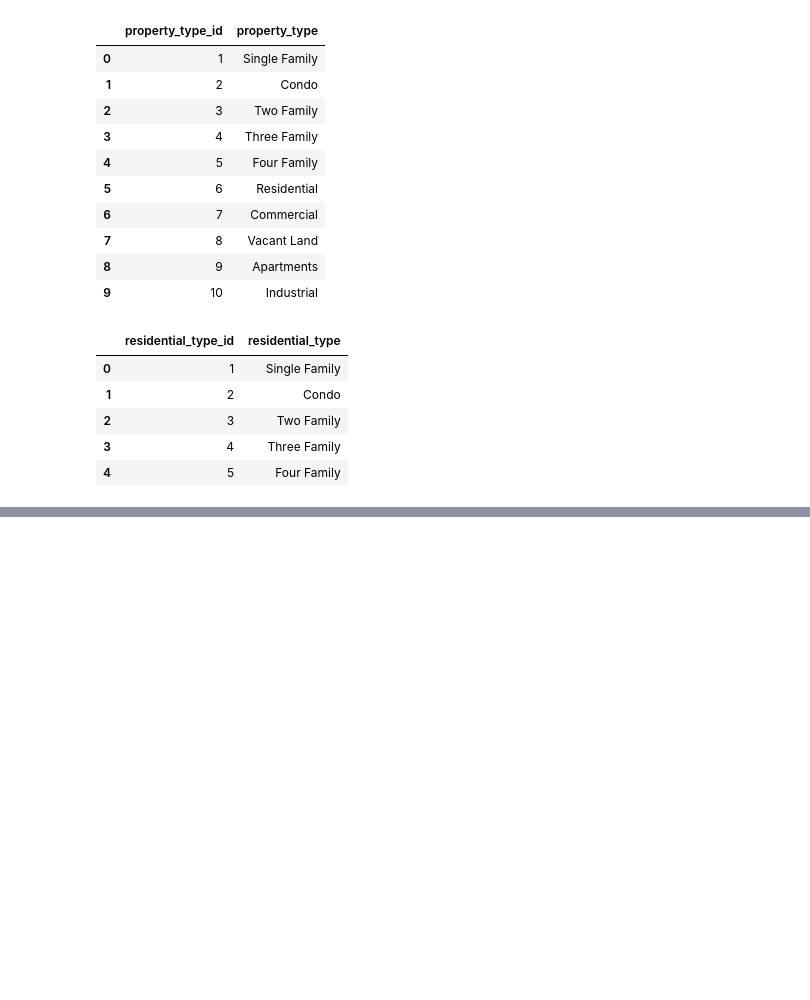
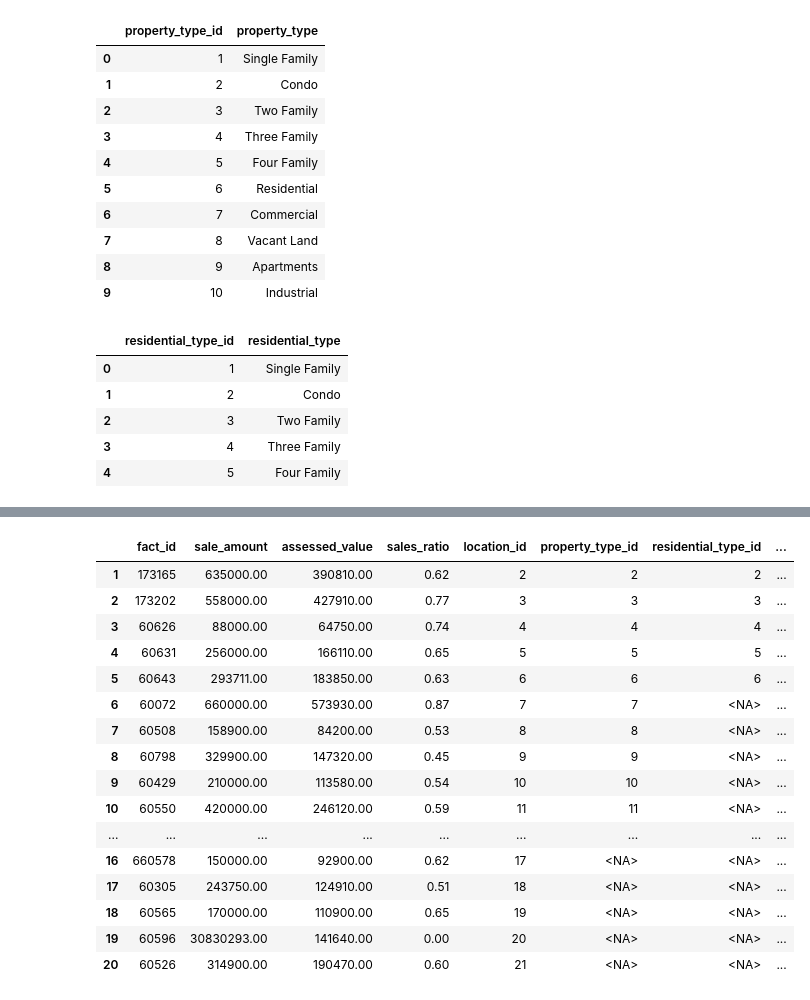
Before and after one commit to gabrielplic/CIS9440, a Jupyter notebook: scripts/REsales_ETL_Updated.ipynb, the cells around one changed output, grey strips where cells are left out. Saved outputs shown, nothing was run; the diff lists cells and outputs as text; code cells hidden in the pictures; blank space fills up the shorter version.

```diff
--- a/scripts/REsales_ETL_Updated.ipynb
+++ b/scripts/REsales_ETL_Updated.ipynb
@@ -579,3 +596,18 @@ dim_residentialType.head()
 | 2 | 3 | Two Family |
 | 3 | 4 | Three Family |
 | 4 | 5 | Four Family |
+# %%
+# Create fact table
+
+facts_RESales = pd.DataFrame({
+    "fact_id": REsales_df["fact_id"],
+    "sale_amount": REsales_df["sale_amount"],
+    "assessed_value": REsales_df["assessed_value"],
+    "sales_ratio": REsales_df["sales_ratio"],
+    "location_id": dim_location["location_id"],
+    "property_type_id": dim_propertyType["property_type_id"],
+    "residential_type_id": dim_residentialType["residential_type_id"],
+    "date_id": dim_date["date_id"]
+})
+
+facts_RESales.head()
@@ -581,0 +737,36 @@ dim_residentialType.head()
+# %%
+# Replace 'NA' and np.inf in specific columns only
+facts_RESales['fact_id'] = facts_RESales['fact_id'].replace(['NA', np.inf], np.nan)
+facts_RESales['location_id'] = facts_RESales['location_id'].replace(['NA', np.inf], np.nan)
+
+
+# Then drop NaN values only from this column
+facts_RESales = facts_RESales[pd.notnull(facts_RESales['fact_id'])]
+facts_RESales = facts_RESales[pd.notnull(facts_RESales['location_id'])]
+# %%
+# Change the datatype of a column
+facts_RESales['fact_id'] = facts_RESales['fact_id'].astype("int64")
+facts_RESales['location_id'] = facts_RESales['location_id'].astype("int64")
+facts_RESales['property_type_id'] = pd.to_numeric(facts_RESales['property_type_id'], errors='coerce').astype(pd.Int64Dtype())
+facts_RESales['residential_type_id'] = pd.to_numeric(facts_RESales['residential_type_id'], errors='coerce').astype(pd.Int64Dtype())
+facts_RESales['date_id'] = pd.to_numeric(facts_RESales['date_id'], errors='coerce').astype('Int64')
+# %%
+facts_RESales.head(20)
+# %% [output]
+|  | fact_id | sale_amount | assessed_value | sales_ratio | location_id | property_type_id | residential_type_id | ... |
+| 1 | 173165 | 635000.00 | 390810.00 | 0.62 | 2 | 2 | 2 | ... |
+| 2 | 173202 | 558000.00 | 427910.00 | 0.77 | 3 | 3 | 3 | ... |
+| 3 | 60626 | 88000.00 | 64750.00 | 0.74 | 4 | 4 | 4 | ... |
+| 4 | 60631 | 256000.00 | 166110.00 | 0.65 | 5 | 5 | 5 | ... |
+| 5 | 60643 | 293711.00 | 183850.00 | 0.63 | 6 | 6 | 6 | ... |
+| 6 | 60072 | 660000.00 | 573930.00 | 0.87 | 7 | 7 | <NA> | ... |
+| 7 | 60508 | 158900.00 | 84200.00 | 0.53 | 8 | 8 | <NA> | ... |
+| 8 | 60798 | 329900.00 | 147320.00 | 0.45 | 9 | 9 | <NA> | ... |
+| 9 | 60429 | 210000.00 | 113580.00 | 0.54 | 10 | 10 | <NA> | ... |
+| 10 | 60550 | 420000.00 | 246120.00 | 0.59 | 11 | 11 | <NA> | ... |
+| ... | ... | ... | ... | ... | ... | ... | ... | ... |
+| 16 | 660578 | 150000.00 | 92900.00 | 0.62 | 17 | <NA> | <NA> | ... |
+| 17 | 60305 | 243750.00 | 124910.00 | 0.51 | 18 | <NA> | <NA> | ... |
+| 18 | 60565 | 170000.00 | 110900.00 | 0.65 | 19 | <NA> | <NA> | ... |
+| 19 | 60596 | 30830293.00 | 141640.00 | 0.00 | 20 | <NA> | <NA> | ... |
+| 20 | 60526 | 314900.00 | 190470.00 | 0.60 | 21 | <NA> | <NA> | ... |
```
Also changed, not shown: parts of 17 cells of this notebook.
